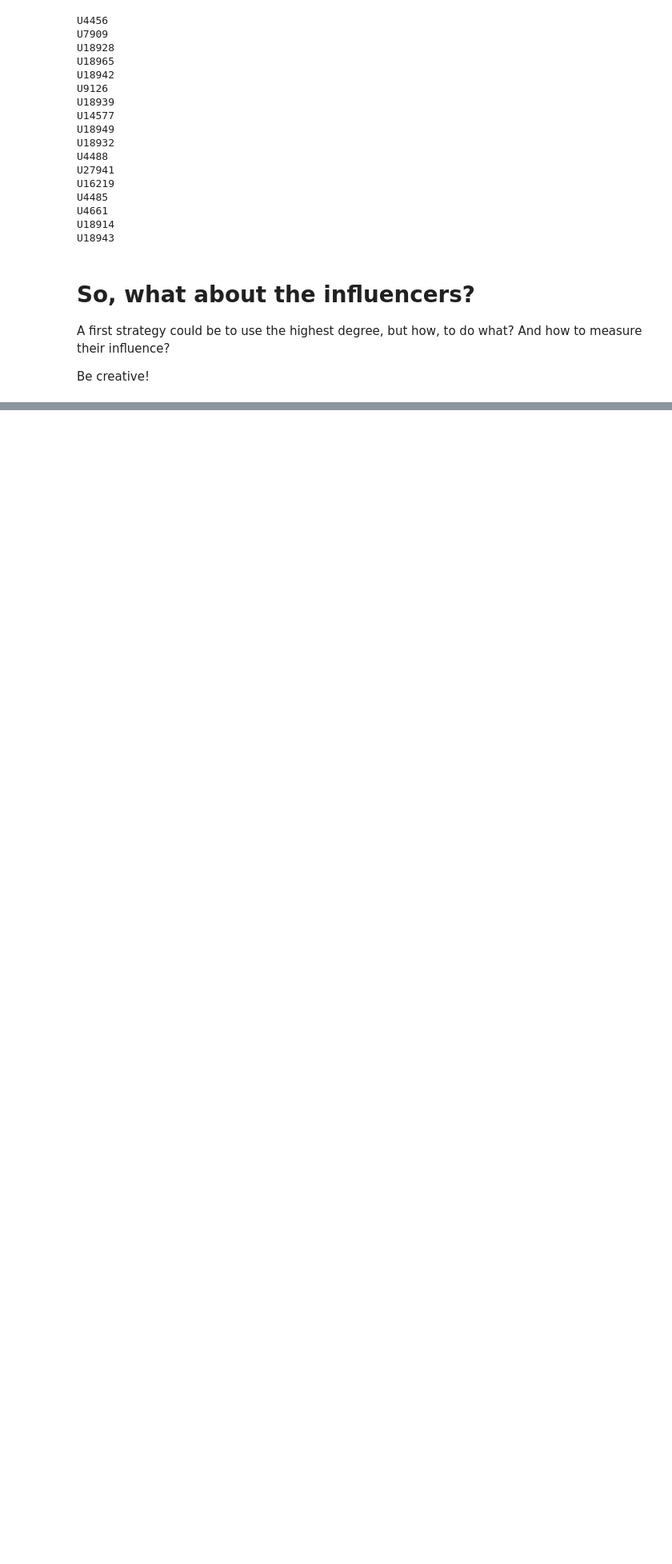
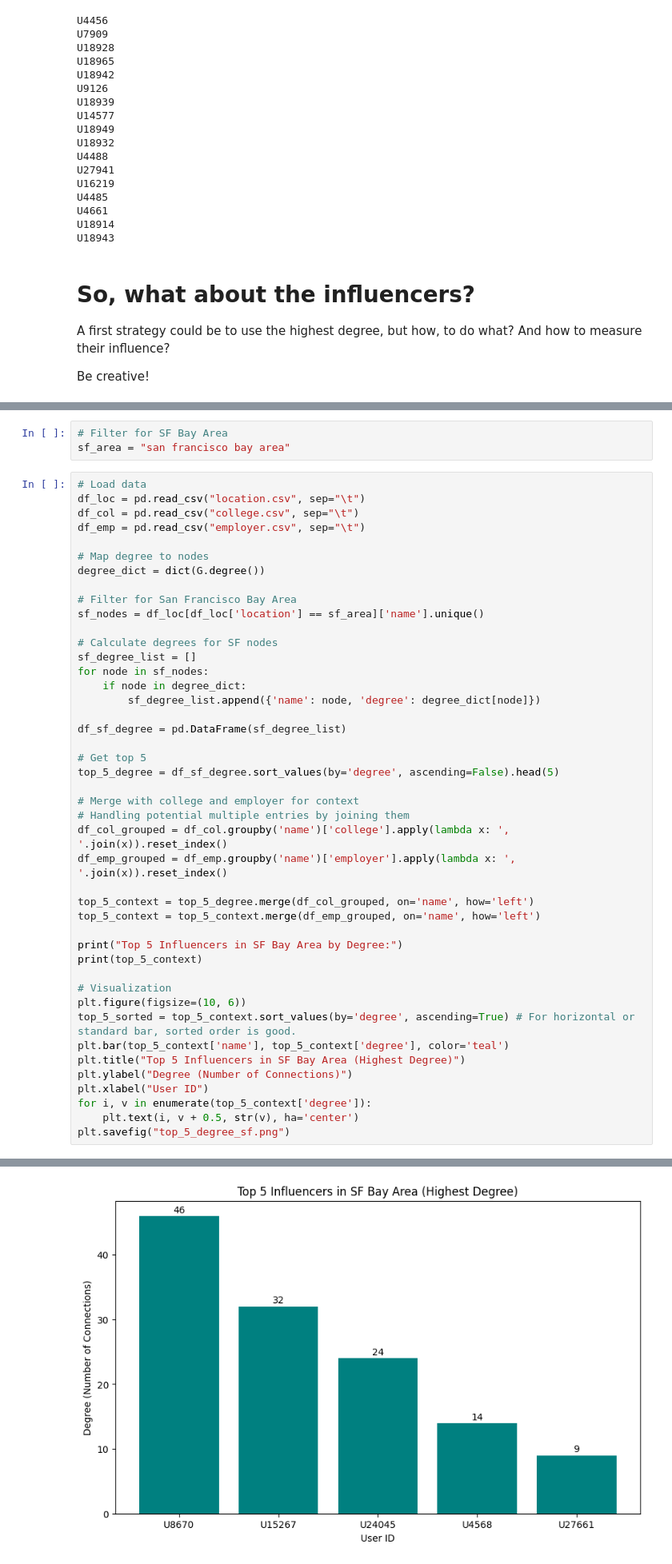
Before and after one commit to Nico-Grosso/Challenge1, a Jupyter notebook: Find_influencers_yourname.ipynb, the cells around one changed output, grey strips where cells are left out. Shown at 80% size. Saved outputs shown, nothing was run; the diff lists cells and outputs as text; blank space fills up the shorter version.

Commit message:
update find influencers notebook

```diff
--- a/Find_influencers_yourname.ipynb
+++ b/Find_influencers_yourname.ipynb
@@ -95,0 +96,48 @@ Be creative!
+# %%
+# Filter for SF Bay Area
+sf_area = "san francisco bay area"
+# %%
+# Load data
+df_loc = pd.read_csv("location.csv", sep="\t")
+df_col = pd.read_csv("college.csv", sep="\t")
+df_emp = pd.read_csv("employer.csv", sep="\t")
+
+# Map degree to nodes
+degree_dict = dict(G.degree())
+
+# Filter for San Francisco Bay Area
+sf_nodes = df_loc[df_loc['location'] == sf_area]['name'].unique()
+
+# Calculate degrees for SF nodes
+sf_degree_list = []
+for node in sf_nodes:
+    if node in degree_dict:
+        sf_degree_list.append({'name': node, 'degree': degree_dict[node]})
+
+df_sf_degree = pd.DataFrame(sf_degree_list)
+
+# Get top 5
+top_5_degree = df_sf_degree.sort_values(by='degree', ascending=False).head(5)
+
+# Merge with college and employer for context
+# Handling potential multiple entries by joining them
+df_col_grouped = df_col.groupby('name')['college'].apply(lambda x: ', '.join(x)).reset_index()
+df_emp_grouped = df_emp.groupby('name')['employer'].apply(lambda x: ', '.join(x)).reset_index()
+
+top_5_context = top_5_degree.merge(df_col_grouped, on='name', how='left')
+top_5_context = top_5_context.merge(df_emp_grouped, on='name', how='left')
+
+print("Top 5 Influencers in SF Bay Area by Degree:")
+print(top_5_context)
+
+# Visualization
+plt.figure(figsize=(10, 6))
+top_5_sorted = top_5_context.sort_values(by='degree', ascending=True) # For horizontal or standard bar, sorted order is good.
+plt.bar(top_5_context['name'], top_5_context['degree'], color='teal')
+plt.title("Top 5 Influencers in SF Bay Area (Highest Degree)")
+plt.ylabel("Degree (Number of Connections)")
+plt.xlabel("User ID")
+for i, v in enumerate(top_5_context['degree']):
+    plt.text(i, v + 0.5, str(v), ha='center')
+plt.savefig("top_5_degree_sf.png")
+# %% [output]
@@ -95,0 +158 @@ Be creative!
+[figure, added]
```
Also changed, not shown: parts of 14 cells of this notebook.
